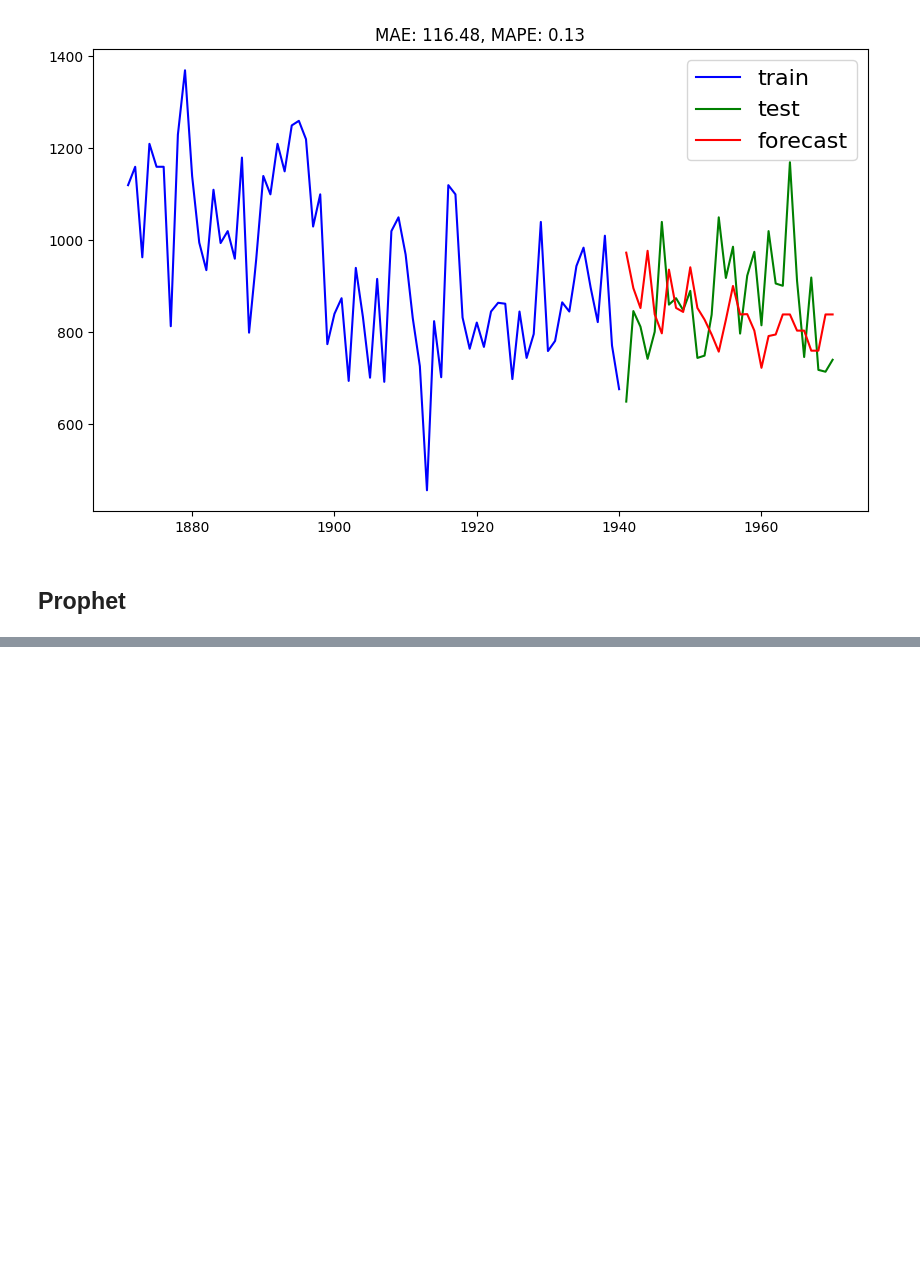
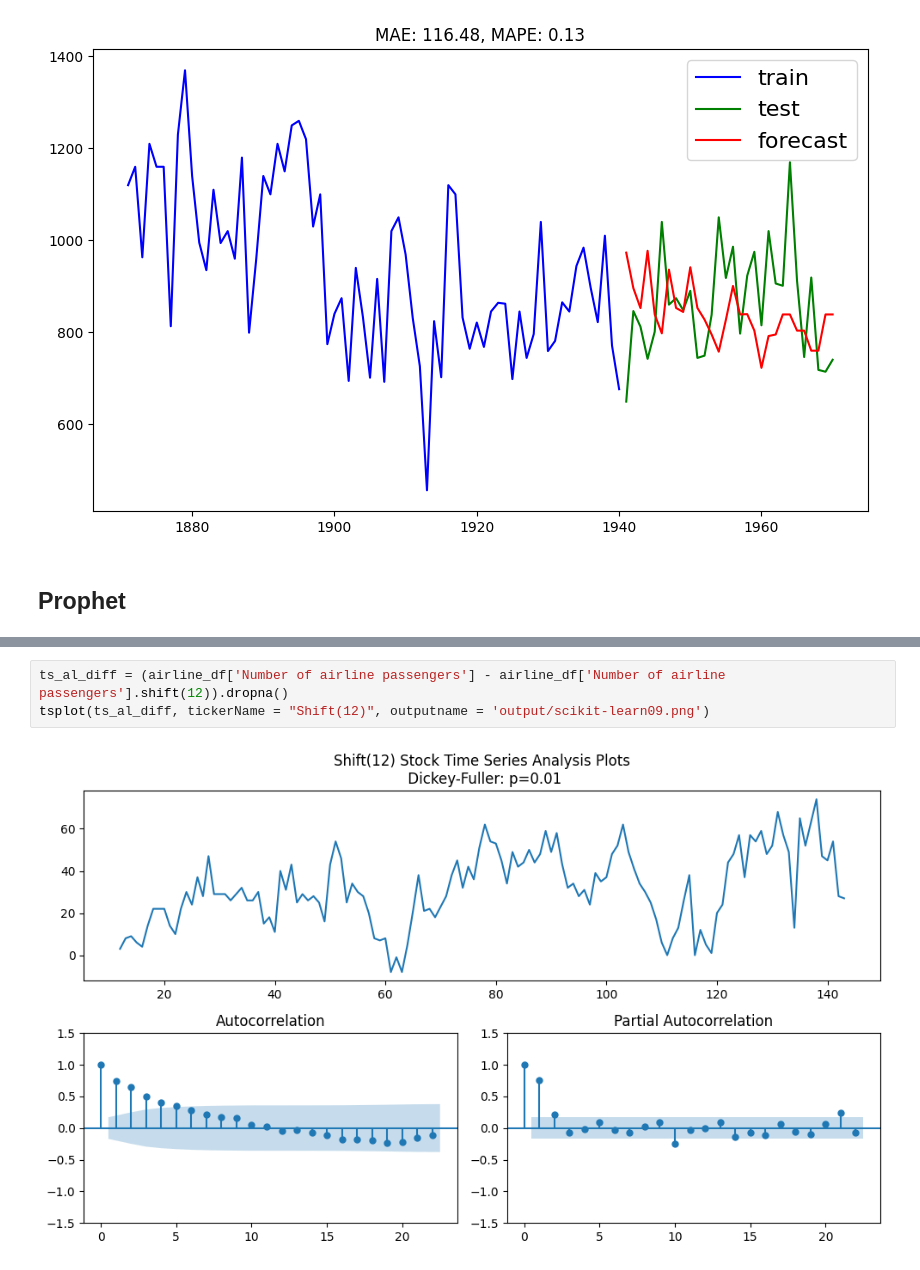
Before and after one commit to dschloe/streamlitbook-saraevan, a Jupyter notebook: ch03/step05_scikit-learn.ipynb, the cells around one changed output, grey strips where cells are left out. Cells and saved outputs as stored; diff of their text form; blank space fills up the shorter version.

```diff
--- a/ch03/step05_scikit-learn.ipynb
+++ b/ch03/step05_scikit-learn.ipynb
@@ -321,3 +321,8 @@ tsplot(airline_df, tickerName = "Box & Jenkins airline data", outputname = 'outp
+# %%
+ts_al_diff = (airline_df['Number of airline passengers'] - airline_df['Number of airline passengers'].shift(12)).dropna()
+tsplot(ts_al_diff, tickerName = "Shift(12)", outputname = 'output/scikit-learn09.png')
+# %% [output]
+[figure, added]
 # %%
 test_len = int(len(airline_df) * 0.3)
 train, test = airline_df.iloc[:-test_len], airline_df.iloc[-test_len:]
```
Also changed, not shown: parts of 11 cells of this notebook, 4 other files.
